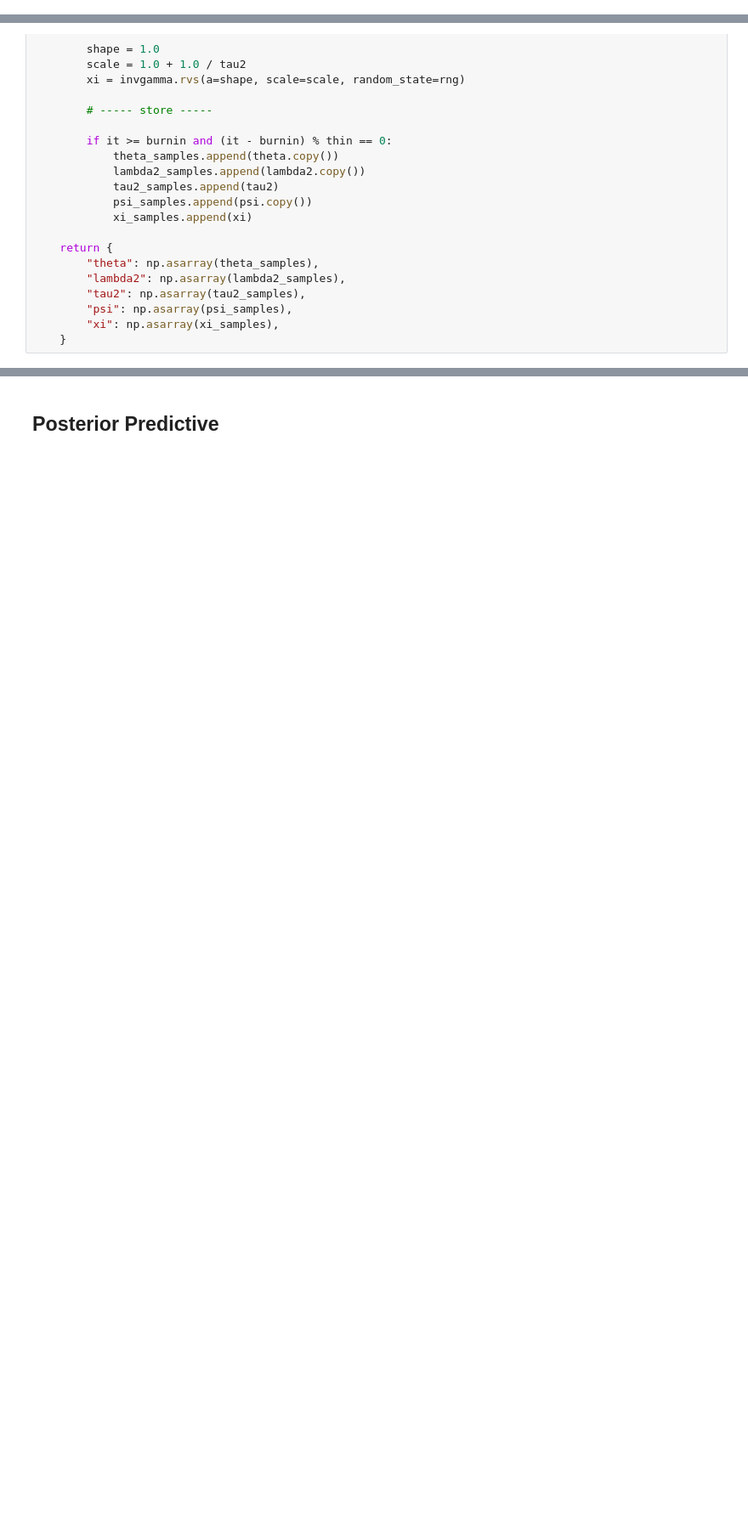
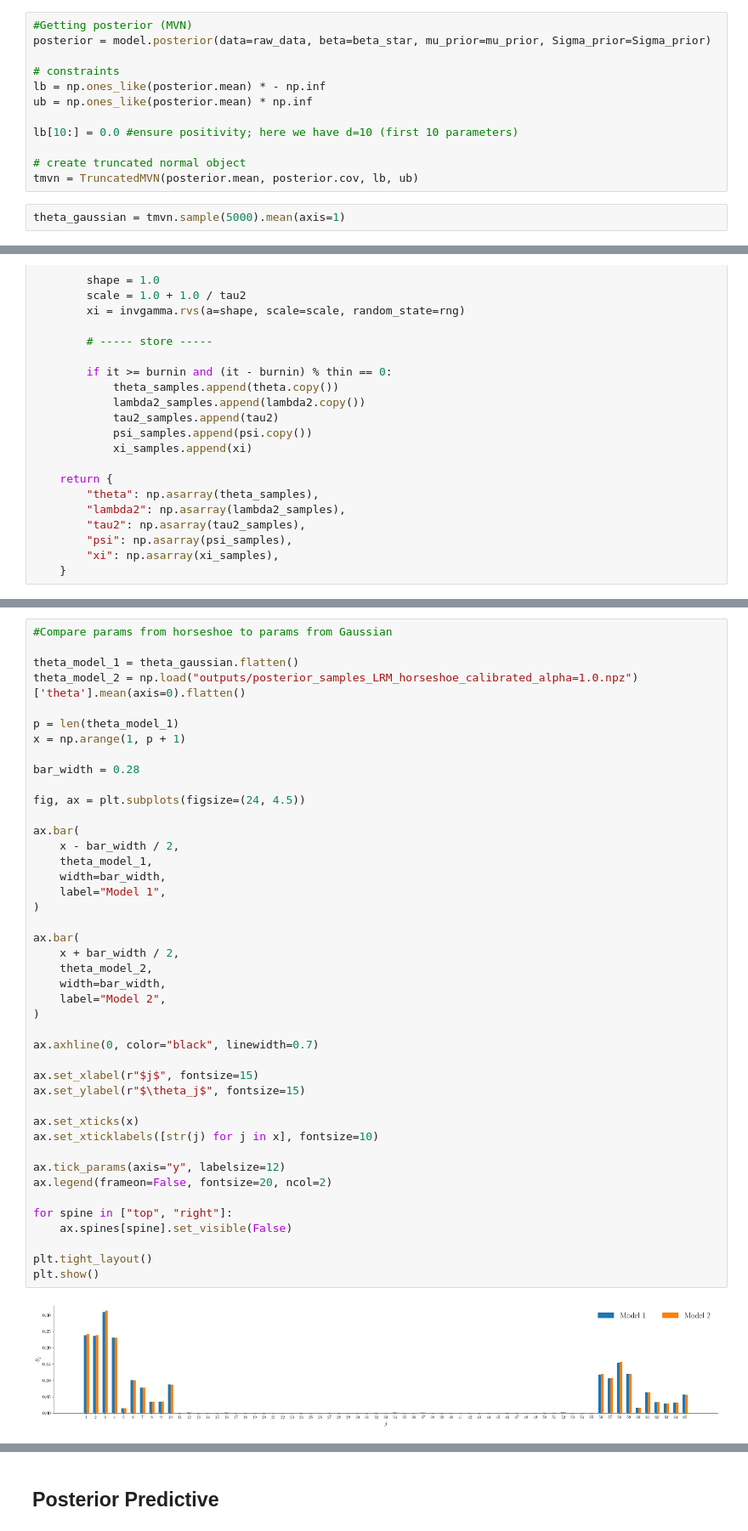
Before and after one commit to williamlaplante/LRM-Bayes, a Jupyter notebook: experiments/counts/graphical/BRCA-study-LRM-horseshoe-prior.ipynb, the cells around one changed output, grey strips where cells are left out. Shown at 85% size. Drawn from its saved outputs; the diff is of its cells as text; blank space fills up the shorter version.

Commit message:
added small plot

```diff
--- a/experiments/counts/graphical/BRCA-study-LRM-horseshoe-prior.ipynb
+++ b/experiments/counts/graphical/BRCA-study-LRM-horseshoe-prior.ipynb
@@ -61,6 +61,20 @@ Sigma_prior = np.eye(model.param_size)
 beta_star, cov, _ = model.fit_coverage(data=raw_data, prior_mean=mu_prior, prior_cov=Sigma_prior, B=50, beta_low=0.1, beta_high=3., verbose=True)
 # %% [output]
 [scipy] beta*: 2.97576, coverage: 0.9800 (target 0.9500); fun=0.0009, success=True
+# %%
+#Getting posterior (MVN)
+posterior = model.posterior(data=raw_data, beta=beta_star, mu_prior=mu_prior, Sigma_prior=Sigma_prior)
+
+# constraints
+lb = np.ones_like(posterior.mean) * - np.inf
+ub = np.ones_like(posterior.mean) * np.inf
+
+lb[10:] = 0.0 #ensure positivity; here we have d=10 (first 10 parameters)
+
+# create truncated normal object
+tmvn = TruncatedMVN(posterior.mean, posterior.cov, lb, ub)
+# %%
+theta_gaussian = tmvn.sample(5000).mean(axis=1)
 # %% [markdown]
 ## Posterior
 # %%
@@ -227,0 +243,45 @@ np.savez(
+# %%
+#Compare params from horseshoe to params from Gaussian
+
+theta_model_1 = theta_gaussian.flatten()
+theta_model_2 = np.load("outputs/posterior_samples_LRM_horseshoe_calibrated_alpha=1.0.npz")['theta'].mean(axis=0).flatten()
+
+p = len(theta_model_1)
+x = np.arange(1, p + 1)
+
+bar_width = 0.28
+
+fig, ax = plt.subplots(figsize=(24, 4.5))
+
+ax.bar(
+    x - bar_width / 2,
+    theta_model_1,
+    width=bar_width,
+    label="Model 1",
+)
+
+ax.bar(
+    x + bar_width / 2,
+    theta_model_2,
+    width=bar_width,
+    label="Model 2",
+)
+
+ax.axhline(0, color="black", linewidth=0.7)
+
+ax.set_xlabel(r"$j$", fontsize=15)
+ax.set_ylabel(r"$\theta_j$", fontsize=15)
+
+ax.set_xticks(x)
+ax.set_xticklabels([str(j) for j in x], fontsize=10)
+
+ax.tick_params(axis="y", labelsize=12)
+ax.legend(frameon=False, fontsize=20, ncol=2)
+
+for spine in ["top", "right"]:
+    ax.spines[spine].set_visible(False)
+
+plt.tight_layout()
+plt.show()
+# %% [output]
+[figure, added]
```
Also changed, not shown: parts of 3 cells of this notebook.
